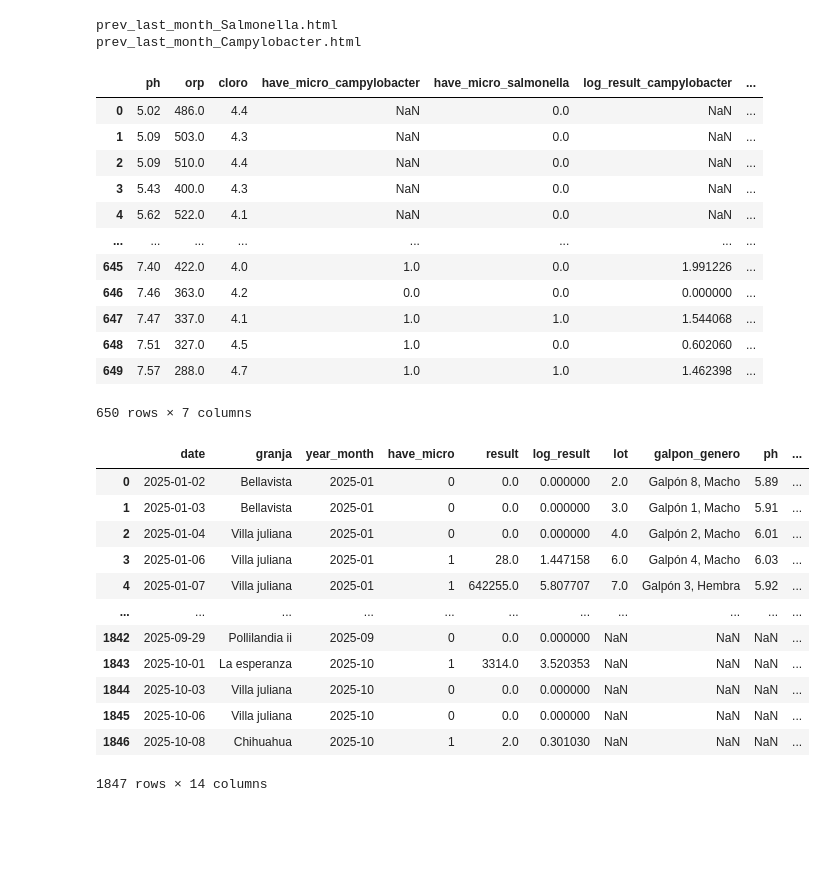
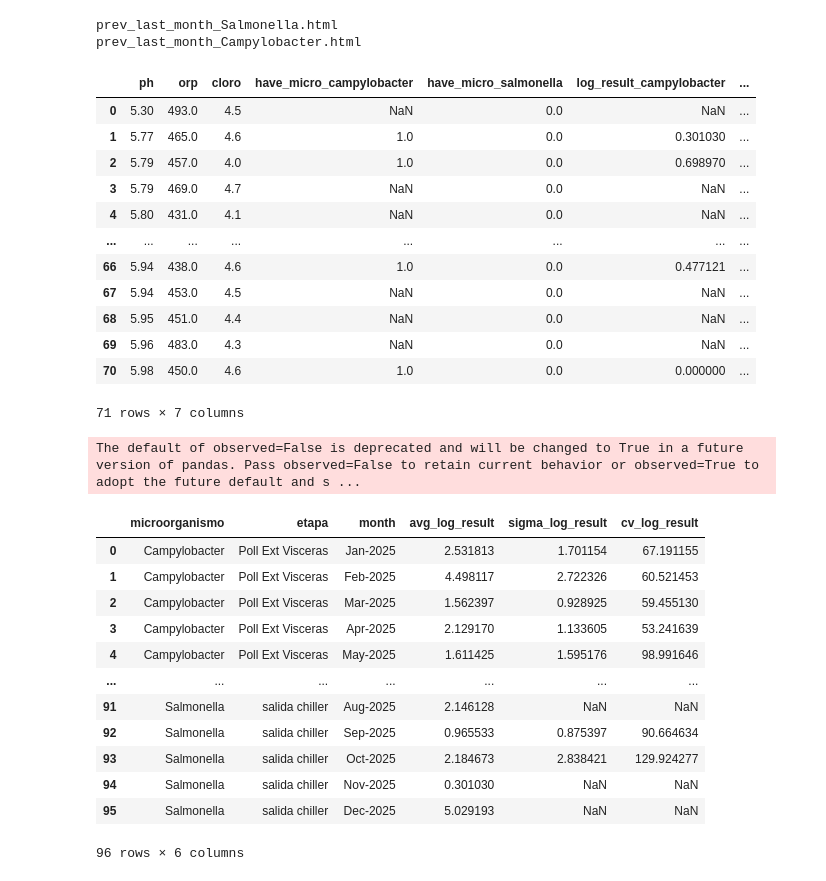
Before and after one commit to jdrincone/hawking, a Jupyter notebook: exploration/el_dorado_rendering.ipynb, the cells around one changed output. Saved outputs shown, nothing was run; the diff lists cells and outputs as text; code cells hidden in the pictures; blank space fills up the shorter version.

```diff
--- a/exploration/el_dorado_rendering.ipynb
+++ b/exploration/el_dorado_rendering.ipynb
@@ -12,9 +12,11 @@ s3 = S3AssetManager(notebook_name=notebook_name)
 # %%
 microbiologia = s3.read_csv("raw/dorado/rendering_microbiologia/microbiologia_el_dorado.csv")
 evi = s3.read_csv("raw/dorado/rendering_microbiologia/evicerado_el_dorado.csv")
+sensores = s3.read_csv("raw/dorado/rendering_microbiologia/sensores_el_dorado.csv")
 
 
 microbiologia["date"] = pd.to_datetime(microbiologia["date"])
+microbiologia = microbiologia[microbiologia["date"]<='2025-12-31'].copy()
 microbiologia["month"] = microbiologia["date"].dt.to_period("M")
 m = microbiologia["month"].dt.to_timestamp()
 microbiologia ["month"] = m.dt.strftime("%b-%Y")
@@ -204,10 +216,9 @@ for microorganismo in microbiologia["microorganismo"].unique():
 prev_last_month_Salmonella.html
 prev_last_month_Campylobacter.html
 # %%
-microbiologia
 cond_chiller = microbiologia["etapa"] == "salida chiller"
 cond_last_month = microbiologia["month"] == microbiologia["month"].max()
-chiller_last_month = microbiologia[cond_chiller]
+chiller_last_month = microbiologia[cond_chiller & cond_last_month]
 
 index_cols = ['ph', 'orp', 'cloro']
 
@@ -224,18 +235,18 @@ df_final = df_pivot.reset_index()
 df_final
 # %% [output]
 |  | ph | orp | cloro | have_micro_campylobacter | have_micro_salmonella | log_result_campylobacter | ... |
-| 0 | 5.02 | 486.0 | 4.4 | NaN | 0.0 | NaN | ... |
-| 1 | 5.09 | 503.0 | 4.3 | NaN | 0.0 | NaN | ... |
-| 2 | 5.09 | 510.0 | 4.4 | NaN | 0.0 | NaN | ... |
-| 3 | 5.43 | 400.0 | 4.3 | NaN | 0.0 | NaN | ... |
-| 4 | 5.62 | 522.0 | 4.1 | NaN | 0.0 | NaN | ... |
+| 0 | 5.30 | 493.0 | 4.5 | NaN | 0.0 | NaN | ... |
+| 1 | 5.77 | 465.0 | 4.6 | 1.0 | 0.0 | 0.301030 | ... |
+| 2 | 5.79 | 457.0 | 4.0 | 1.0 | 0.0 | 0.698970 | ... |
+| 3 | 5.79 | 469.0 | 4.7 | NaN | 0.0 | NaN | ... |
+| 4 | 5.80 | 431.0 | 4.1 | NaN | 0.0 | NaN | ... |
 | ... | ... | ... | ... | ... | ... | ... | ... |
-| 645 | 7.40 | 422.0 | 4.0 | 1.0 | 0.0 | 1.991226 | ... |
-| 646 | 7.46 | 363.0 | 4.2 | 0.0 | 0.0 | 0.000000 | ... |
-| 647 | 7.47 | 337.0 | 4.1 | 1.0 | 1.0 | 1.544068 | ... |
-| 648 | 7.51 | 327.0 | 4.5 | 1.0 | 0.0 | 0.602060 | ... |
-| 649 | 7.57 | 288.0 | 4.7 | 1.0 | 1.0 | 1.462398 | ... |
+| 66 | 5.94 | 438.0 | 4.6 | 1.0 | 0.0 | 0.477121 | ... |
+| 67 | 5.94 | 453.0 | 4.5 | NaN | 0.0 | NaN | ... |
+| 68 | 5.95 | 451.0 | 4.4 | NaN | 0.0 | NaN | ... |
+| 69 | 5.96 | 483.0 | 4.3 | NaN | 0.0 | NaN | ... |
+| 70 | 5.98 | 450.0 | 4.6 | 1.0 | 0.0 | 0.000000 | ... |
-650 rows × 7 columns
+71 rows × 7 columns
 # %%
 fig = plot_corr_triangle(
     df_final,value_cols=["ph", "have_micro_campylobacter","cloro", "orp", "have_micro_salmonella"], method='pearson',
@@ -245,18 +256,24 @@ fig = plot_corr_triangle(
 fig.show()
 s3.save_plotly_html(fig, "correlacion_chiller.html")
 # %%
-microbiologia
+result_group = microbiologia[microbiologia['log_result']>0].groupby(['microorganismo', 'etapa', 'month']).agg(
+    avg_log_result=('log_result', 'mean'),
+    sigma_log_result=('log_result', 'std'),
+    cv_log_result=('log_result', lambda x: x.std() / x.mean()*100)
+).reset_index()
+result_group
 # %% [output]
+The default of observed=False is deprecated and will be changed to True in a future version of pandas. Pass observed=False to retain current behavior or observed=True to adopt the future default and s ...
-|  | date | granja | year_month | have_micro | result | log_result | lot | galpon_genero | ph | ... |
-| 0 | 2025-01-02 | Bellavista | 2025-01 | 0 | 0.0 | 0.000000 | 2.0 | Galpón 8, Macho | 5.89 | ... |
-| 1 | 2025-01-03 | Bellavista | 2025-01 | 0 | 0.0 | 0.000000 | 3.0 | Galpón 1, Macho | 5.91 | ... |
-| 2 | 2025-01-04 | Villa juliana | 2025-01 | 0 | 0.0 | 0.000000 | 4.0 | Galpón 2, Macho | 6.01 | ... |
-| 3 | 2025-01-06 | Villa juliana | 2025-01 | 1 | 28.0 | 1.447158 | 6.0 | Galpón 4, Macho | 6.03 | ... |
-| 4 | 2025-01-07 | Villa juliana | 2025-01 | 1 | 642255.0 | 5.807707 | 7.0 | Galpón 3, Hembra | 5.92 | ... |
-| ... | ... | ... | ... | ... | ... | ... | ... | ... | ... | ... |
-| 1842 | 2025-09-29 | Pollilandia ii | 2025-09 | 0 | 0.0 | 0.000000 | NaN | NaN | NaN | ... |
-| 1843 | 2025-10-01 | La esperanza | 2025-10 | 1 | 3314.0 | 3.520353 | NaN | NaN | NaN | ... |
-| 1844 | 2025-10-03 | Villa juliana | 2025-10 | 0 | 0.0 | 0.000000 | NaN | NaN | NaN | ... |
-| 1845 | 2025-10-06 | Villa juliana | 2025-10 | 0 | 0.0 | 0.000000 | NaN | NaN | NaN | ... |
-| 1846 | 2025-10-08 | Chihuahua | 2025-10 | 1 | 2.0 | 0.301030 | NaN | NaN | NaN | ... |
+|  | microorganismo | etapa | month | avg_log_result | sigma_log_result | cv_log_result |
+| 0 | Campylobacter | Poll Ext Visceras | Jan-2025 | 2.531813 | 1.701154 | 67.191155 |
+| 1 | Campylobacter | Poll Ext Visceras | Feb-2025 | 4.498117 | 2.722326 | 60.521453 |
+| 2 | Campylobacter | Poll Ext Visceras | Mar-2025 | 1.562397 | 0.928925 | 59.455130 |
+| 3 | Campylobacter | Poll Ext Visceras | Apr-2025 | 2.129170 | 1.133605 | 53.241639 |
+| 4 | Campylobacter | Poll Ext Visceras | May-2025 | 1.611425 | 1.595176 | 98.991646 |
+| ... | ... | ... | ... | ... | ... | ... |
+| 91 | Salmonella | salida chiller | Aug-2025 | 2.146128 | NaN | NaN |
+| 92 | Salmonella | salida chiller | Sep-2025 | 0.965533 | 0.875397 | 90.664634 |
+| 93 | Salmonella | salida chiller | Oct-2025 | 2.184673 | 2.838421 | 129.924277 |
+| 94 | Salmonella | salida chiller | Nov-2025 | 0.301030 | NaN | NaN |
+| 95 | Salmonella | salida chiller | Dec-2025 | 5.029193 | NaN | NaN |
-1847 rows × 14 columns
+96 rows × 6 columns
```
Also changed, not shown: parts of 21 cells of this notebook, 10 other files.
